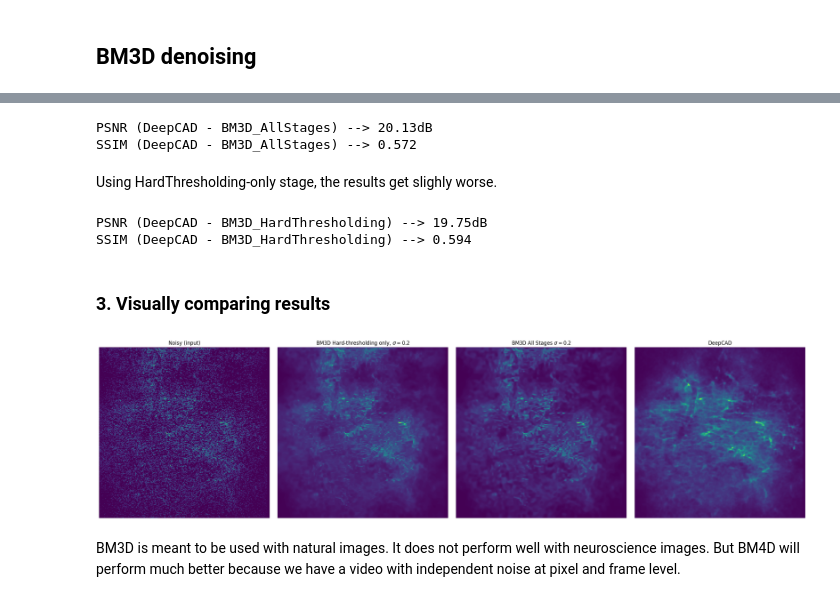
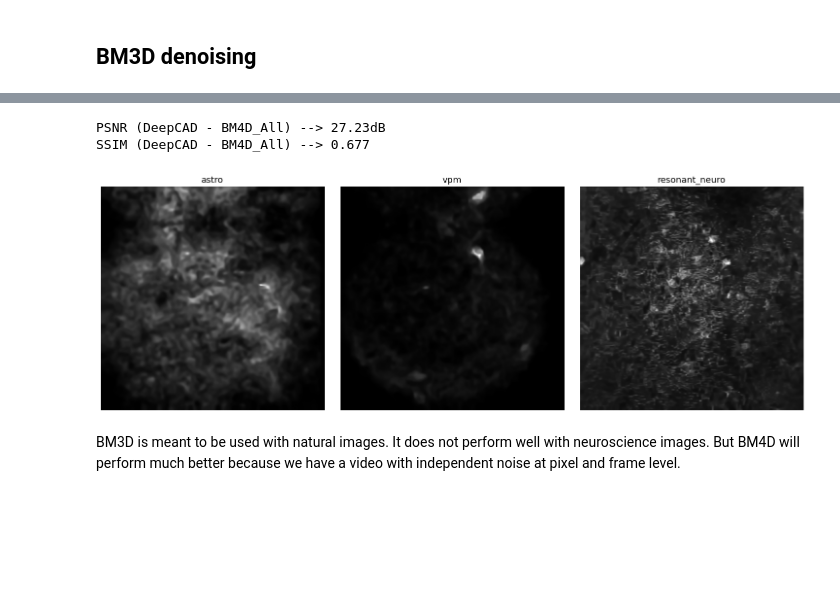
Before and after one commit to MrPio/freq2clean, a Jupyter notebook: 2-denoise/2.2-Block_Matching.ipynb, the cells around one changed output, grey strips where cells are left out. Saved outputs shown, nothing was run; the diff lists cells and outputs as text; code cells hidden in the pictures; blank space fills up the shorter version.

```diff
--- a/2-denoise/2.2-Block_Matching.ipynb
+++ b/2-denoise/2.2-Block_Matching.ipynb
@@ -28,2 +21,13 @@ deepcad_sample_file = sample_dir / "deepcad" / "oabf_good_example.tiff"
+# %%
+astro_x_path = SAMPLE_DIR / "motion_corrected" / "oabf_astro.tiff"
+astro_y_path = SAMPLE_DIR / "deepcad" / "oabf_astro.tiff"
+vpm_x_path = SAMPLE_DIR / "motion_corrected" / "oabf_vpm.tiff"
+vpm_y_path = SAMPLE_DIR / "deepcad" / "oabf_vpm.tiff"
+resonant_neuro_x_path = SAMPLE_DIR / "motion_corrected" / "oabf_resonant_neuro.tiff"
+# %%
+# 14s
+astro_x, astro_y = Recording(astro_x_path), Recording(astro_y_path)
+vpm_x, vpm_y = Recording(vpm_x_path), Recording(vpm_y_path)
+resonant_neuro_x = Recording(resonant_neuro_x_path)
 # %% [markdown]
 The values must be ranged 0-1 because `sigma_psd` depends on it.
@@ -40,6 +36,5 @@ deepcad = deepcad_tiff / np.max(deepcad_tiff)
 # %%
-# 3.4s/frame
+# 11s
 bm3D_all = []
-for i in tqdm(range(2)):
-    bm3D_all.append(bm3d.bm3d(motion_corrected[0], sigma_psd=0.2, stage_arg=bm3d.BM3DStages.ALL_STAGES))
-bm3D_all=np.stack(bm3D_all)
+for x in tqdm((astro_x, vpm_x, resonant_neuro_x)):
+    bm3D_all.append(bm3d.bm3d(x.video[0], sigma_psd=0.2, stage_arg=bm3d.BM3DStages.ALL_STAGES))
@@ -50,35 +41,15 @@ tiff.imwrite(sample_dir / "bm3d/oabf_good_example.tiff", bm3D_all * np.max(motio
 # %%
-psnr=peak_signal_noise_ratio((deepcad*255).astype(np.uint), bm3D_all, data_range=255)
-ssim=structural_similarity((deepcad*255).astype(np.uint), bm3D_all, data_range=255)
-cprint('PSNR','red:(DeepCAD - BM3D_AllStages)','-->',f'green:{psnr:.2f}dB')
-cprint('SSIM','red:(DeepCAD - BM3D_AllStages)','-->',f'green:{ssim:.3f}')
+psnr=peak_signal_noise_ratio(astro_y.video[0], bm3D_all[0], data_range=1)
+ssim=structural_similarity(astro_y.video[0], bm3D_all[0], data_range=1)
+cprint('PSNR','red:(DeepCAD - BM4D_All)','-->',f'green:{psnr:.2f}dB')
+cprint('SSIM','red:(DeepCAD - BM4D_All)','-->',f'green:{ssim:.3f}')
 # %% [output]
-PSNR (DeepCAD - BM3D_AllStages) --> 20.13dB
-SSIM (DeepCAD - BM3D_AllStages) --> 0.572
+PSNR (DeepCAD - BM4D_All) --> 27.23dB
+SSIM (DeepCAD - BM4D_All) --> 0.677
-# %% [markdown]
-Using HardThresholding-only stage, the results get slighly worse.
-# %%
-psnr=peak_signal_noise_ratio((deepcad*255).astype(np.uint), bm3D_hard, data_range=255)
-ssim=structural_similarity((deepcad*255).astype(np.uint), bm3D_hard, data_range=255)
-cprint('PSNR','red:(DeepCAD - BM3D_HardThresholding)','-->',f'green:{psnr:.2f}dB')
-cprint('SSIM','red:(DeepCAD - BM3D_HardThresholding)','-->',f'green:{ssim:.3f}')
-# %% [output]
-PSNR (DeepCAD - BM3D_HardThresholding) --> 19.75dB
-SSIM (DeepCAD - BM3D_HardThresholding) --> 0.594
-# %% [markdown]
-### 3. Visually comparing results
-# %%
-imshow(
-    {
-        "Noisy (input)": motion_corrected[0],
-        "BM3D All Stages $\sigma=0.2$": bm3D_all[0],
-        "DeepCAD": deepcad[0],
-    },
-    size=6,
-    cmap="grey"
-)
-# %% [output]
-[figure, removed]
+# %%
+imshow({"astro": bm3D_all[0], "vpm": bm3D_all[1], "resonant_neuro": bm3D_all[2]}, size=5, cmap="gray")
+# %% [output]
+[figure, added]
 # %% [markdown]
 BM3D is meant to be used with natural images. It does not perform well with neuroscience images. But BM4D will perform much better because we have a video with independent noise at pixel and frame level.
 # %% [markdown]
```
Also changed, not shown: parts of 12 cells of this notebook, 2 other files.
